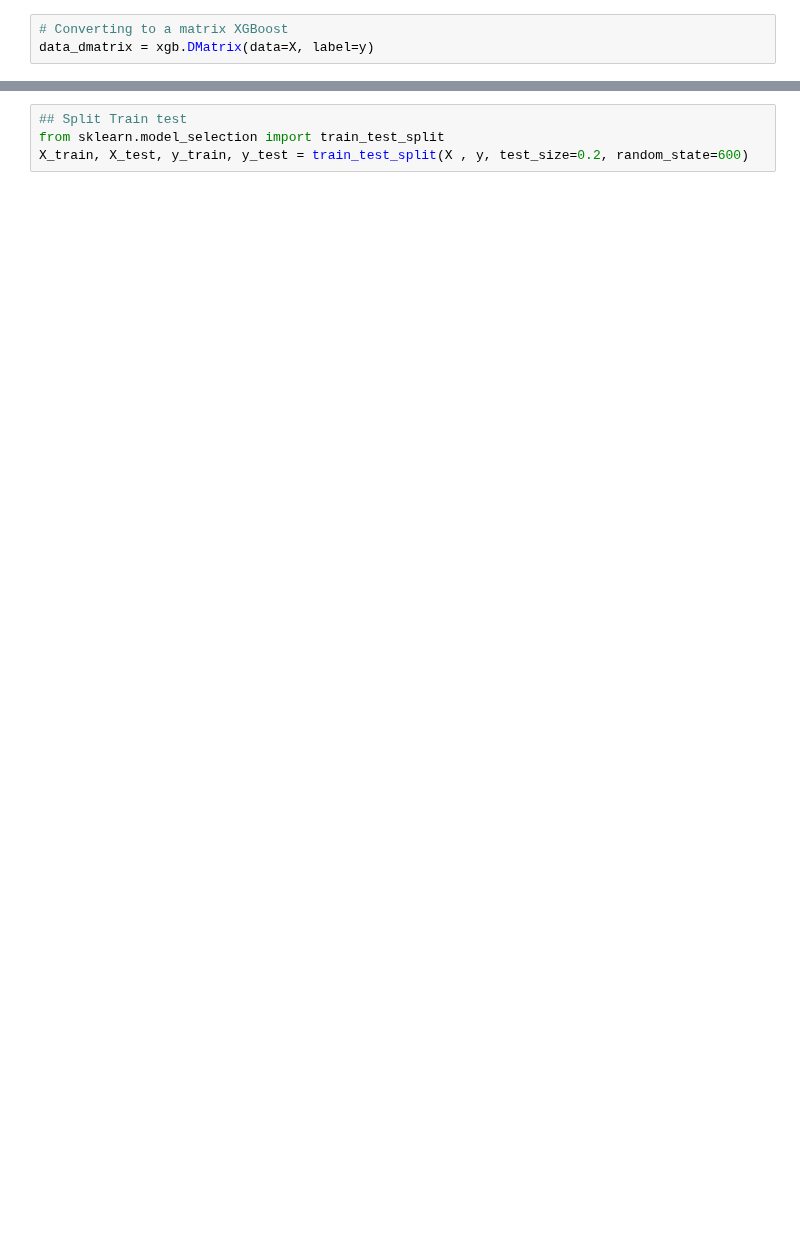
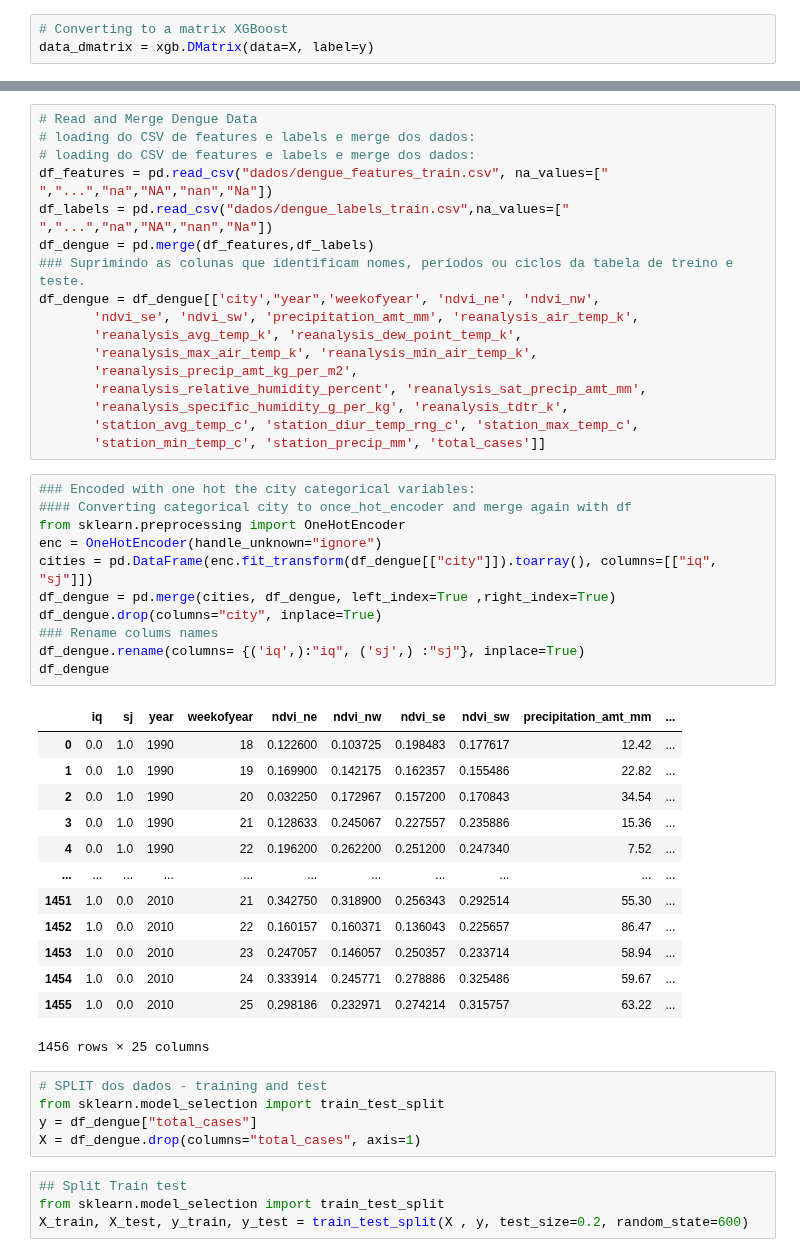
Before and after one commit to mcolazin/data_science_enap, a Jupyter notebook: data_science_enap/projeto_aula1/5-ml_xgboost_regression.ipynb, the cells around one changed output, grey strips where cells are left out. Drawn from its saved outputs; the diff is of its cells as text; blank space fills up the shorter version.

```diff
--- a/data_science_enap/projeto_aula1/5-ml_xgboost_regression.ipynb
+++ b/data_science_enap/projeto_aula1/5-ml_xgboost_regression.ipynb
@@ -50,3 +150,50 @@ data_dmatrix = xgb.DMatrix(data=X, label=y)
+# %%
+# Read and Merge Dengue Data
+# loading do CSV de features e labels e merge dos dados:
+# loading do CSV de features e labels e merge dos dados:
+df_features = pd.read_csv("dados/dengue_features_train.csv", na_values=[" ","...","na","NA","nan","Na"])
+df_labels = pd.read_csv("dados/dengue_labels_train.csv",na_values=[" ","...","na","NA","nan","Na"])
+df_dengue = pd.merge(df_features,df_labels)
+### Suprimindo as colunas que identificam nomes, períodos ou ciclos da tabela de treino e teste.
+df_dengue = df_dengue[['city',"year",'weekofyear', 'ndvi_ne', 'ndvi_nw',
+       'ndvi_se', 'ndvi_sw', 'precipitation_amt_mm', 'reanalysis_air_temp_k',
+       'reanalysis_avg_temp_k', 'reanalysis_dew_point_temp_k',
+       'reanalysis_max_air_temp_k', 'reanalysis_min_air_temp_k',
+       'reanalysis_precip_amt_kg_per_m2',
+       'reanalysis_relative_humidity_percent', 'reanalysis_sat_precip_amt_mm',
+       'reanalysis_specific_humidity_g_per_kg', 'reanalysis_tdtr_k',
+       'station_avg_temp_c', 'station_diur_temp_rng_c', 'station_max_temp_c',
+       'station_min_temp_c', 'station_precip_mm', 'total_cases']]
+# %%
+### Encoded with one hot the city categorical variables:
+#### Converting categorical city to once_hot_encoder and merge again with df
+from sklearn.preprocessing import OneHotEncoder
+enc = OneHotEncoder(handle_unknown="ignore")
+cities = pd.DataFrame(enc.fit_transform(df_dengue[["city"]]).toarray(), columns=[["iq", "sj"]])
+df_dengue = pd.merge(cities, df_dengue, left_index=True ,right_index=True)
+df_dengue.drop(columns="city", inplace=True)
+### Rename colums names
+df_dengue.rename(columns= {('iq',):"iq", ('sj',) :"sj"}, inplace=True)
+df_dengue
+# %% [output]
+|  | iq | sj | year | weekofyear | ndvi_ne | ndvi_nw | ndvi_se | ndvi_sw | precipitation_amt_mm | ... |
+| 0 | 0.0 | 1.0 | 1990 | 18 | 0.122600 | 0.103725 | 0.198483 | 0.177617 | 12.42 | ... |
+| 1 | 0.0 | 1.0 | 1990 | 19 | 0.169900 | 0.142175 | 0.162357 | 0.155486 | 22.82 | ... |
+| 2 | 0.0 | 1.0 | 1990 | 20 | 0.032250 | 0.172967 | 0.157200 | 0.170843 | 34.54 | ... |
+| 3 | 0.0 | 1.0 | 1990 | 21 | 0.128633 | 0.245067 | 0.227557 | 0.235886 | 15.36 | ... |
+| 4 | 0.0 | 1.0 | 1990 | 22 | 0.196200 | 0.262200 | 0.251200 | 0.247340 | 7.52 | ... |
+| ... | ... | ... | ... | ... | ... | ... | ... | ... | ... | ... |
+| 1451 | 1.0 | 0.0 | 2010 | 21 | 0.342750 | 0.318900 | 0.256343 | 0.292514 | 55.30 | ... |
+| 1452 | 1.0 | 0.0 | 2010 | 22 | 0.160157 | 0.160371 | 0.136043 | 0.225657 | 86.47 | ... |
+| 1453 | 1.0 | 0.0 | 2010 | 23 | 0.247057 | 0.146057 | 0.250357 | 0.233714 | 58.94 | ... |
+| 1454 | 1.0 | 0.0 | 2010 | 24 | 0.333914 | 0.245771 | 0.278886 | 0.325486 | 59.67 | ... |
+| 1455 | 1.0 | 0.0 | 2010 | 25 | 0.298186 | 0.232971 | 0.274214 | 0.315757 | 63.22 | ... |
+1456 rows × 25 columns
+# %%
+# SPLIT dos dados - training and test
+from sklearn.model_selection import train_test_split
+y = df_dengue["total_cases"]
+X = df_dengue.drop(columns="total_cases", axis=1)
 # %%
 ## Split Train test
 from sklearn.model_selection import train_test_split
```
Also changed, not shown: parts of 29 cells of this notebook, 1 other file.
